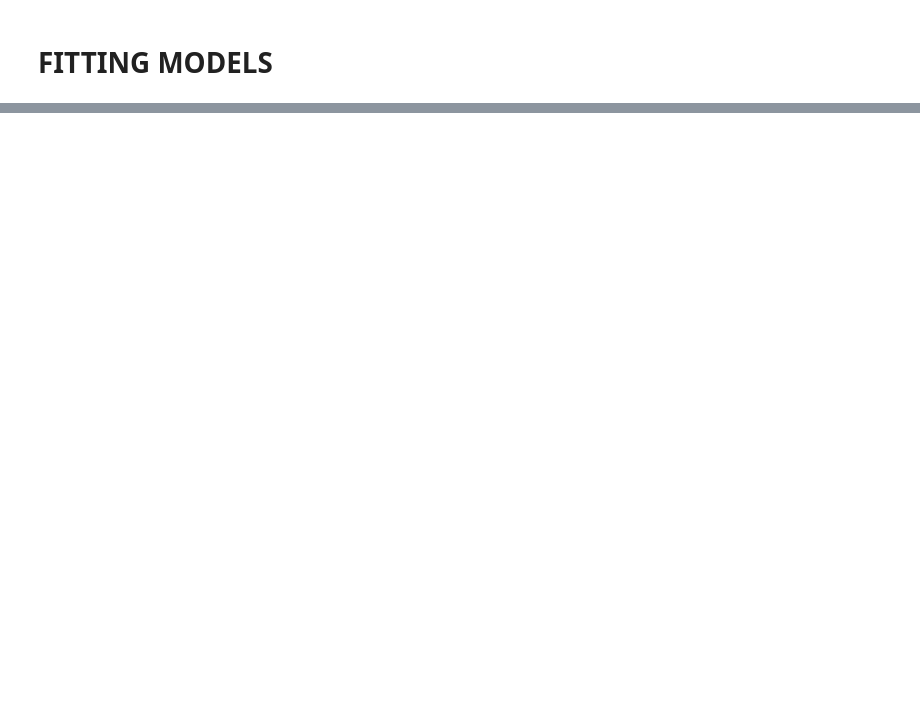
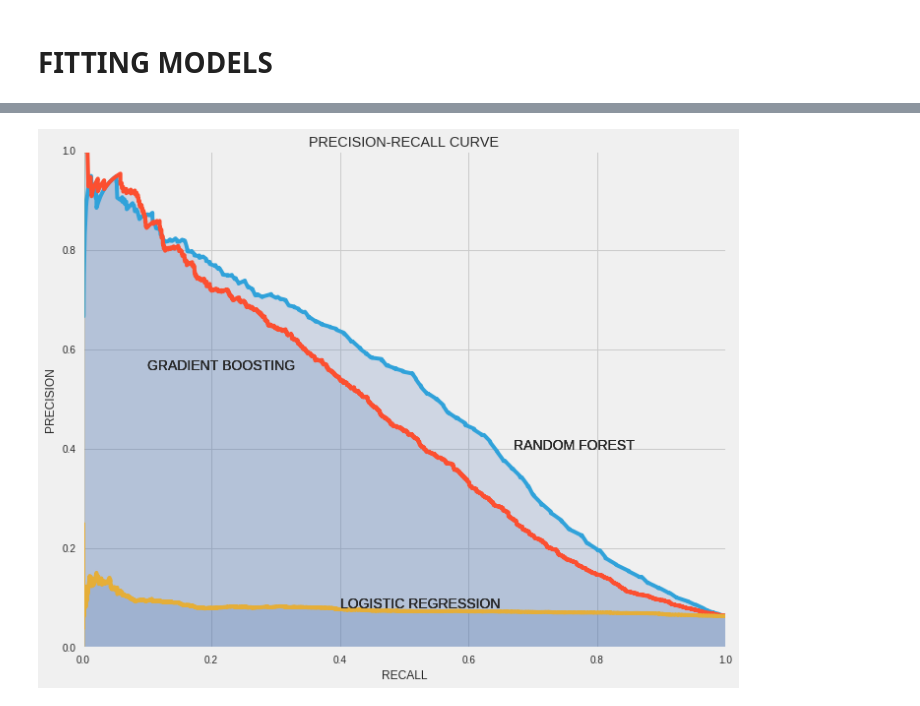
Before and after one commit to AnatolyPavlov/Predicting_NBA_Injuries, a Jupyter notebook: Building Model.ipynb, the cells around one changed output, grey strips where cells are left out. Cells and saved outputs as stored; diff of their text form; code cells hidden in the pictures; blank space fills up the shorter version.

```diff
--- a/Building Model.ipynb
+++ b/Building Model.ipynb
@@ -562,12 +603,23 @@ gbc_pred = gbc.predict(X_holdout)
 
 # gbc_gs.best_params_
 # %%
-for probs in [logreg_prob, rfc_prob, gbc_prob]:
+def roc_pr(y_true, probs):
     fpr, tpr, thres1 = roc_curve(y_true, probs)
     random_prob = np.random.random(y_true.shape[0])
     random_precision, random_recall, thres2 = precision_recall_curve(y_true, random_prob)
     precision, recall, thres2 = precision_recall_curve(y_true, probs)
     with plt.style.context('fivethirtyeight'):
+        fig1, ax1 = plt.subplots(figsize=(8, 8))
+        ax1.plot(fpr, tpr)
+        ax1.fill_between(fpr, 0, tpr, alpha=.2)
+        ax1.plot(np.linspace(0, 1), np.linspace(0, 1), alpha=.4, color='r')
+        ax1.fill_between(np.linspace(0, 1), 0, np.linspace(0, 1), alpha=.2)
+        ax1.set_title('ROC CURVE')
+        ax1.set_xlabel('FALSE POSITIVE RATE')
+        ax1.set_ylabel('TRUE POSITIVE RATE')
+        ax1.text(1.1, 1, 'ROC AUC: {:.3f}'.format(roc_auc_score(y_true, probs)))
+        fig1.savefig('images/rfc_roc_curve.png' ,bbox_inches='tight')
+
         fig2, ax2 = plt.subplots(figsize=(8, 6))
         ax2.plot(recall, precision)
         ax2.fill_between(recall, 0, precision, alpha=.2)
@@ -577,5 +629,4 @@ for probs in [logreg_prob, rfc_prob, gbc_prob]:
         ax2.set_xlabel('RECALL')
         ax2.set_ylabel('PRECISION')
         ax2.text(1.1, 1, 'P-R AUC: {:.3f}'.format(auc(recall, precision)))
-        fig2.savefig('images/rfc_pr_curve.png')
-ax2.show()
+        fig2.savefig('images/rfc_pr_curve.png', bbox_inches='tight')
@@ -670,0 +664,22 @@ Xy.shape
+# %%
+#         plt.plot(random_recall, random_precision, alpha=.4)
+#         plt.fill_between(random_recall, 0, random_precision, alpha=.2, color='r')
+with plt.style.context('fivethirtyeight'):
+    plt.figure(figsize=(10, 8))
+
+    for probs in [rfc_prob, gbc_prob, logreg_prob]:
+        fpr, tpr, thres1 = roc_curve(y_holdout, probs)
+        random_prob = np.random.random(y_holdout.shape[0])
+        random_precision, random_recall, thres2 = precision_recall_curve(y_holdout, random_prob)
+        precision, recall, thres2 = precision_recall_curve(y_holdout, probs)
+        plt.plot(recall, precision)
+        plt.fill_between(recall, 0, precision, alpha=.2)
+        plt.title('PRECISION-RECALL CURVE')
+        plt.xlabel('RECALL')
+        plt.ylabel('PRECISION')
+        plt.text(.67, .4, 'RANDOM FOREST')
+        plt.text(.1, .56, 'GRADIENT BOOSTING')
+        plt.text(.4, .08, 'LOGISTIC REGRESSION')
+    plt.savefig('images/combined_curve.png')
+# %% [output]
+[figure, added]
```
Also changed, not shown: parts of 20 cells of this notebook, 10 other files.
